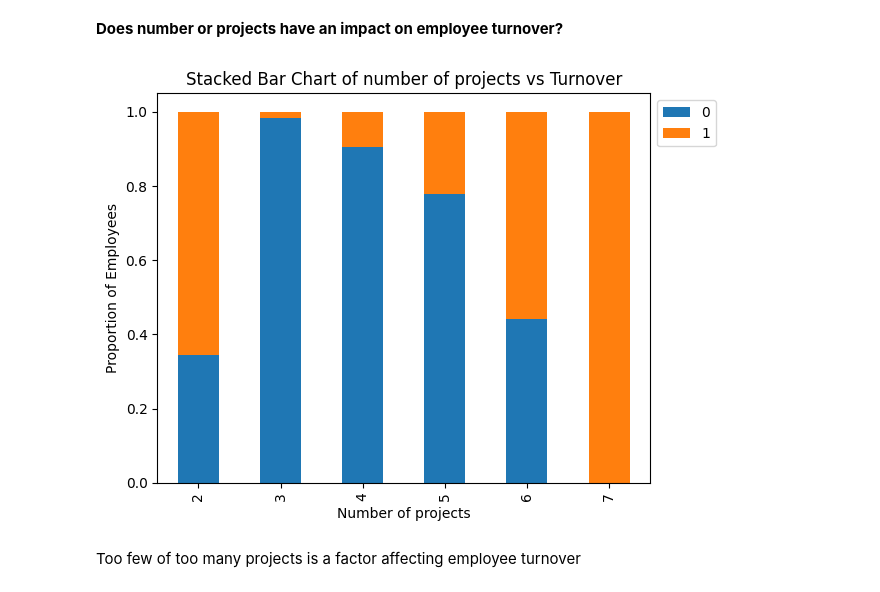
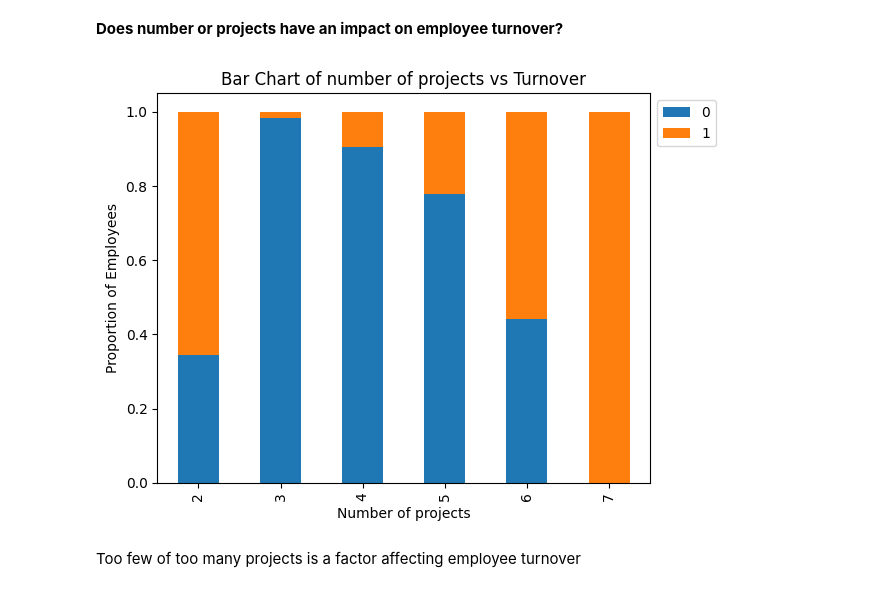
Before and after one commit to tksundar/employee_turnover, a Jupyter notebook: employee_turnover.ipynb, the cells around one changed output. Cells and saved outputs as stored; diff of their text form; code cells hidden in the pictures.

```diff
--- a/employee_turnover.ipynb
+++ b/employee_turnover.ipynb
@@ -202,14 +202,14 @@ No surprises here. Lower the salary, greater the turnover
 **Does number or projects have an impact on employee turnover?**
 # %%
 pd.crosstab(hr_data.number_project, hr_data.left,normalize='index').plot(kind='bar',stacked=True)
-plt.title('Stacked Bar Chart of number of projects vs Turnover')
+plt.title('Bar Chart of number of projects vs Turnover')
 plt.xlabel('Number of projects')
 plt.ylabel('Proportion of Employees')
 plt.legend(loc='upper left', bbox_to_anchor=(1, 1))
 plt.tight_layout()
 plt.show()
 # %% [output]
-[figure, old version]
+[figure, new version]
 # %% [markdown]
 Too few of too many projects is a factor affecting employee turnover
 # %% [markdown]
```
Also changed, not shown: parts of 6 cells of this notebook.
